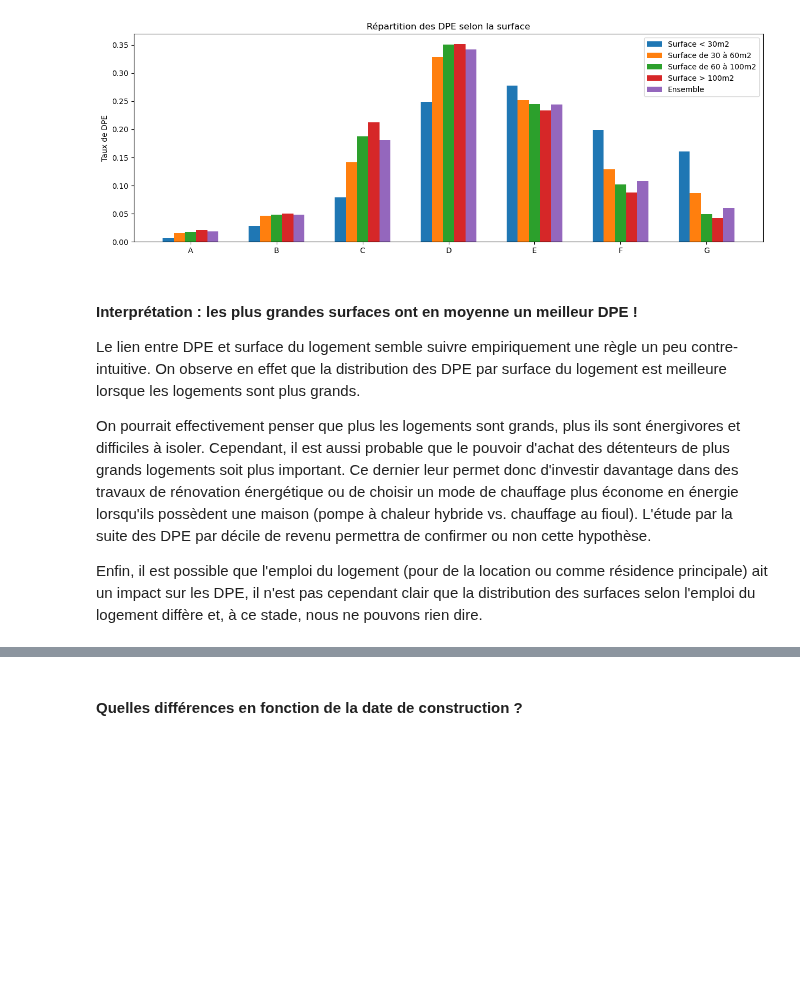
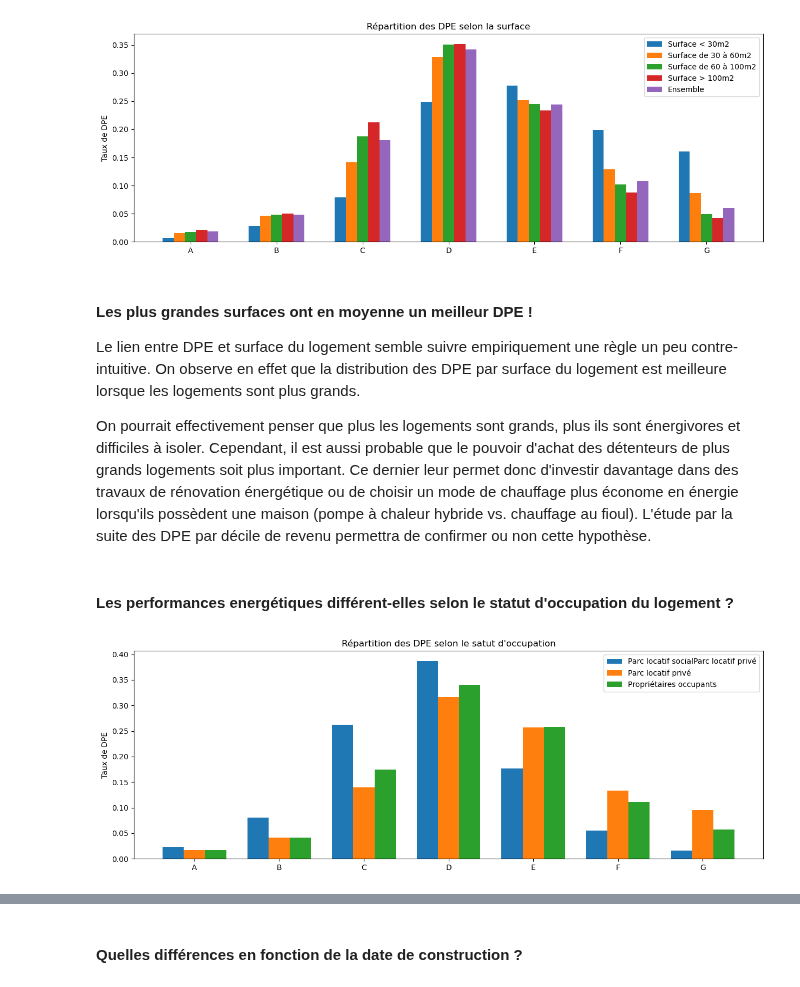
Before and after one commit to f-b-l/python2A, a Jupyter notebook: Master Notebook.ipynb, the cells around one changed output, grey strips where cells are left out. Cells and saved outputs as stored; diff of their text form; code cells hidden in the pictures; blank space fills up the shorter version.

Commit message:
Calcul indicateur + ajout graphique + commentaires

```diff
--- a/Master Notebook.ipynb
+++ b/Master Notebook.ipynb
@@ -1102,10 +1279,50 @@ plt.show()
 # %% [output]
 [figure]
 # %% [markdown]
-#### Interprétation : les plus grandes surfaces ont en moyenne un meilleur DPE !
+#### Les plus grandes surfaces ont en moyenne un meilleur DPE !
 
 Le lien entre DPE et surface du logement semble suivre empiriquement une règle un peu contre-intuitive. On observe en effet que la distribution des DPE par surface du logement est meilleure lorsque les logements sont plus grands.
 
 On pourrait effectivement penser que plus les logements sont grands, plus ils sont énergivores et difficiles à isoler. Cependant, il est aussi probable que le pouvoir d'achat des détenteurs de plus grands logements soit plus important. Ce dernier leur permet donc d'investir davantage dans des travaux de rénovation énergétique ou de choisir un mode de chauffage plus économe en énergie lorsqu'ils possèdent une maison (pompe à chaleur hybride vs. chauffage au fioul). L'étude par la suite des DPE par décile de revenu permettra de confirmer ou non cette hypothèse.
-
-Enfin, il est possible que l'emploi du logement (pour de la location ou comme résidence principale) ait un impact sur les DPE, il n'est pas cependant clair que la distribution des surfaces selon l'emploi du logement diffère et, à ce stade, nous ne pouvons rien dire.
+# %% [markdown]
+#### Les performances energétiques différent-elles selon le statut d'occupation du logement ?
+# %%
+#ci-dessous, on va regarder si le statut d'occupation a également un impact ou non
+
+abscisse=['A','B','C','D','E','F','G']
+
+#parc locatif privé
+loc_priv=df_hab_nat_work.loc[[8]].values.tolist()
+loc_priv=loc_priv[0]
+loc_priv.remove('taux_ens_locpriv')
+loc_priv.pop()
+
+#parc locatif social
+loc_soc=df_hab_nat_work.loc[[17]].values.tolist()
+loc_soc=loc_soc[0]
+loc_soc.remove('taux_ens_locsoc')
+loc_soc.pop()
+
+#propriétaires occupants
+proprio=df_hab_nat_work.loc[[26]].values.tolist()
+proprio=proprio[0]
+proprio.remove('taux_ens_proprio')
+proprio.pop()
+
+x = np.arange(len(abscisse))  # localisation des labels
+width = 0.25  # taille des barres
+
+fig, ax = plt.subplots()
+loc_soc = ax.bar(x - width, loc_soc, width, label='Parc locatif socialParc locatif privé')
+loc_priv = ax.bar(x, loc_priv, width, label='Parc locatif privé')
+proprio = ax.bar(x + width, proprio, width, label='Propriétaires occupants')
+
+ax.set_ylabel('Taux de DPE')
+ax.set_title('Répartition des DPE selon le satut d\'occupation')
+ax.set_xticks(x,abscisse)
+ax.legend()
+fig.set_size_inches(15, 5)
+
+plt.show()
+# %% [output]
+[figure, added]
```
Also changed, not shown: parts of 49 cells of this notebook.
